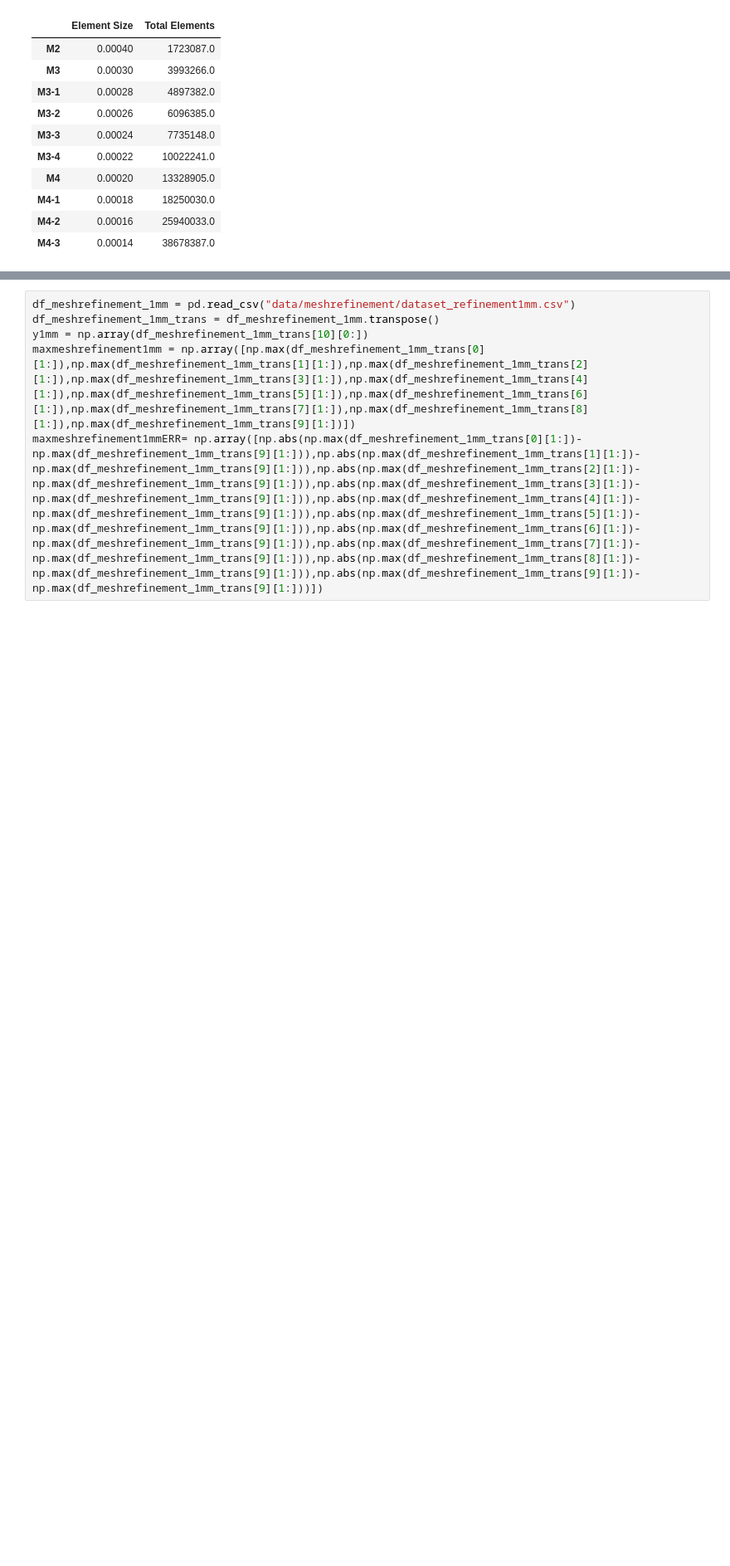
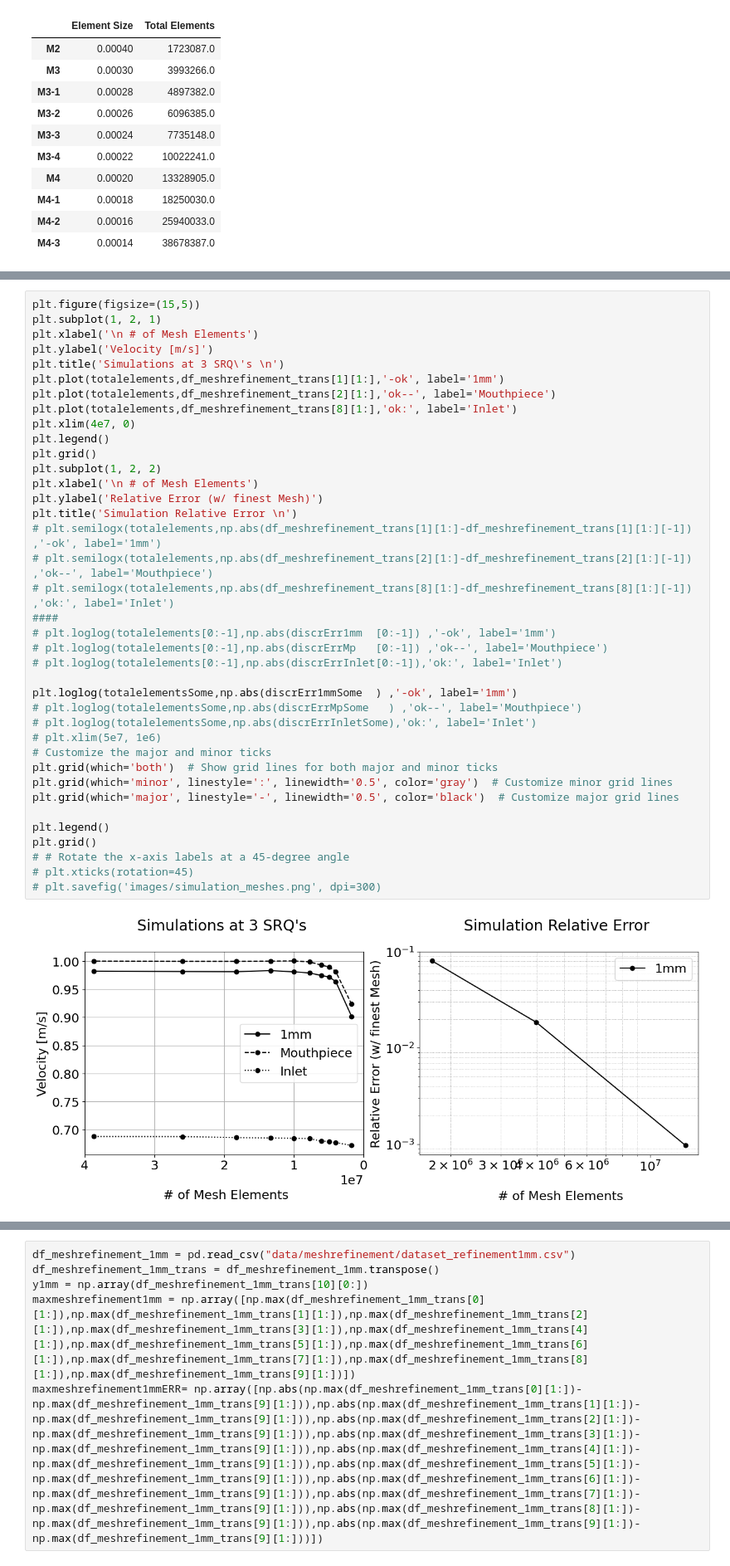
Before and after one commit to plinarodriguez/repro-edds, a Jupyter notebook: afm/verification/Verification.ipynb, the cells around one changed output, grey strips where cells are left out. Shown at 83% size. Cells and saved outputs as stored; diff of their text form; blank space fills up the shorter version.

```diff
--- a/afm/verification/Verification.ipynb
+++ b/afm/verification/Verification.ipynb
@@ -107,0 +201,40 @@ plt.savefig('images/simulation_meshes.png', dpi=300)
+# %%
+plt.figure(figsize=(15,5))
+plt.subplot(1, 2, 1)
+plt.xlabel('\n # of Mesh Elements')
+plt.ylabel('Velocity [m/s]')
+plt.title('Simulations at 3 SRQ\'s \n')
+plt.plot(totalelements,df_meshrefinement_trans[1][1:],'-ok', label='1mm')
+plt.plot(totalelements,df_meshrefinement_trans[2][1:],'ok--', label='Mouthpiece')
+plt.plot(totalelements,df_meshrefinement_trans[8][1:],'ok:', label='Inlet')
+plt.xlim(4e7, 0)
+plt.legend()
+plt.grid()
+plt.subplot(1, 2, 2)
+plt.xlabel('\n # of Mesh Elements')
+plt.ylabel('Relative Error (w/ finest Mesh)')
+plt.title('Simulation Relative Error \n')
+# plt.semilogx(totalelements,np.abs(df_meshrefinement_trans[1][1:]-df_meshrefinement_trans[1][1:][-1]) ,'-ok', label='1mm')
+# plt.semilogx(totalelements,np.abs(df_meshrefinement_trans[2][1:]-df_meshrefinement_trans[2][1:][-1]) ,'ok--', label='Mouthpiece')
+# plt.semilogx(totalelements,np.abs(df_meshrefinement_trans[8][1:]-df_meshrefinement_trans[8][1:][-1]) ,'ok:', label='Inlet')
+####
+# plt.loglog(totalelements[0:-1],np.abs(discrErr1mm  [0:-1]) ,'-ok', label='1mm')
+# plt.loglog(totalelements[0:-1],np.abs(discrErrMp   [0:-1]) ,'ok--', label='Mouthpiece')
+# plt.loglog(totalelements[0:-1],np.abs(discrErrInlet[0:-1]),'ok:', label='Inlet')
+
+plt.loglog(totalelementsSome,np.abs(discrErr1mmSome  ) ,'-ok', label='1mm')
+# plt.loglog(totalelementsSome,np.abs(discrErrMpSome   ) ,'ok--', label='Mouthpiece')
+# plt.loglog(totalelementsSome,np.abs(discrErrInletSome),'ok:', label='Inlet')
+# plt.xlim(5e7, 1e6)
+# Customize the major and minor ticks
+plt.grid(which='both')  # Show grid lines for both major and minor ticks
+plt.grid(which='minor', linestyle=':', linewidth='0.5', color='gray')  # Customize minor grid lines
+plt.grid(which='major', linestyle='-', linewidth='0.5', color='black')  # Customize major grid lines
+
+plt.legend()
+plt.grid()
+# # Rotate the x-axis labels at a 45-degree angle
+# plt.xticks(rotation=45)
+# plt.savefig('images/simulation_meshes.png', dpi=300)
+# %% [output]
+[figure, added]
```
Also changed, not shown: parts of 22 cells of this notebook.
